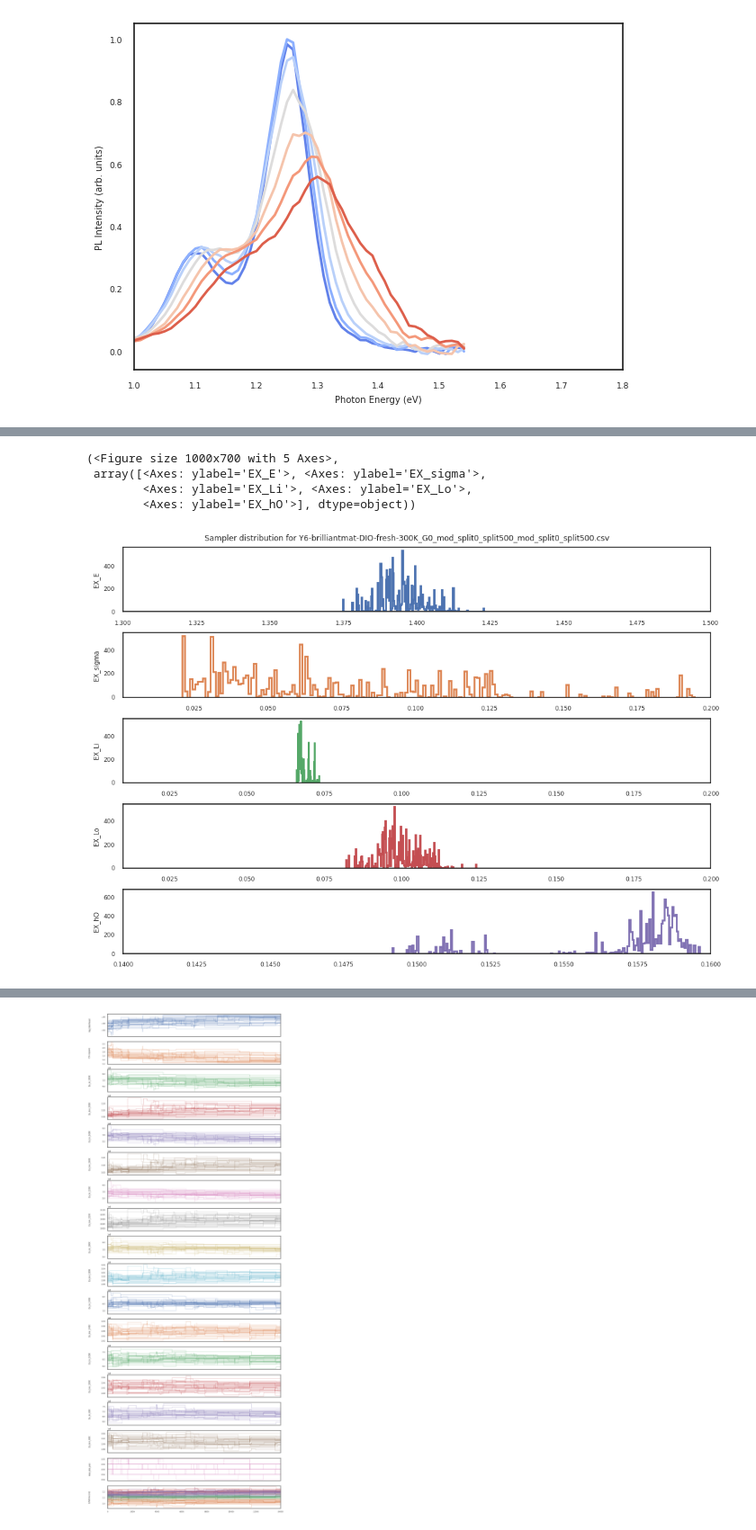
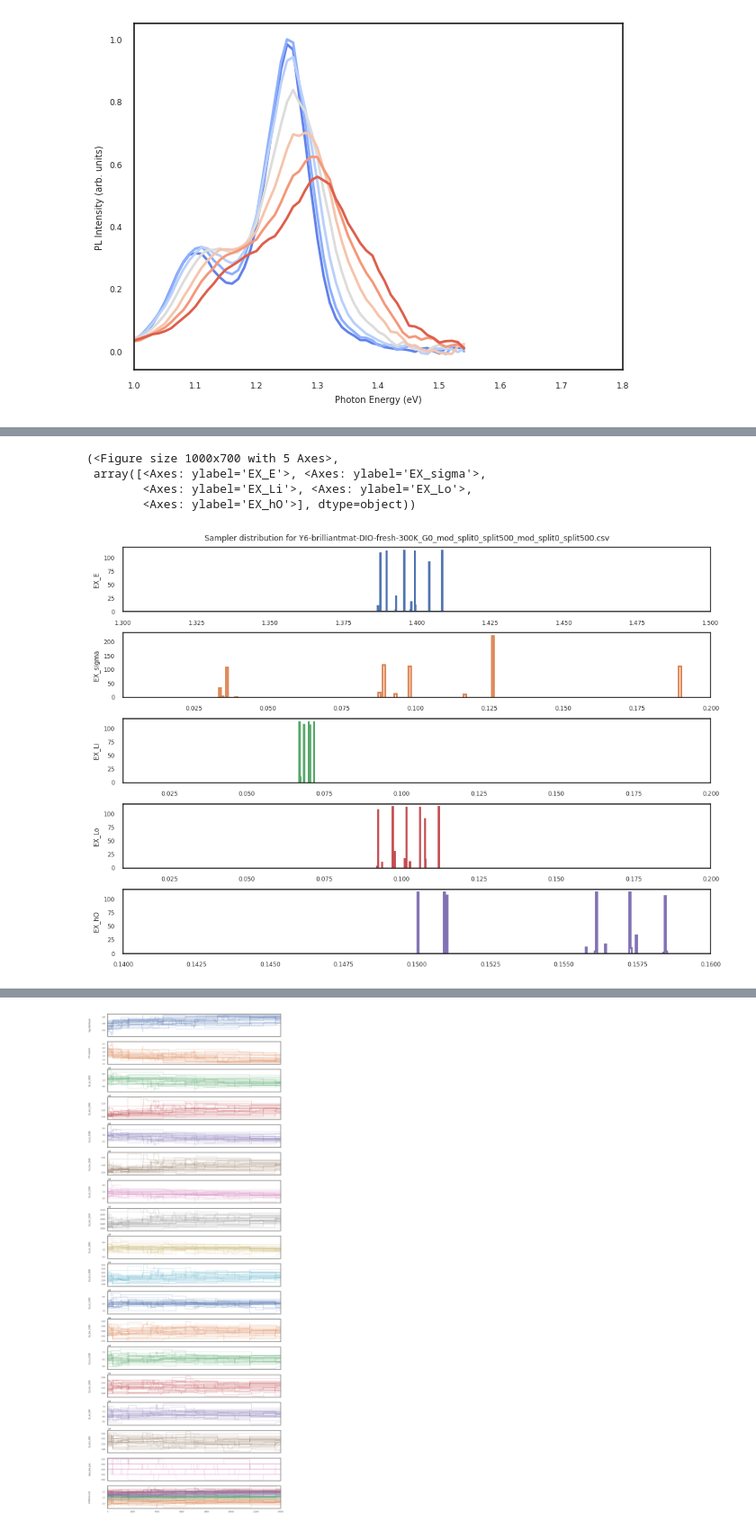
Before and after one commit to mohammedazzouzi15/pl_temp_fit, a Jupyter notebook: notebook/2_analyse_sampling_output_PL.ipynb, the cells around one changed output, grey strips where cells are left out. Shown at 90% size. Saved outputs shown, nothing was run; the diff lists cells and outputs as text; code cells hidden in the pictures.

```diff
--- a/notebook/2_analyse_sampling_output_PL.ipynb
+++ b/notebook/2_analyse_sampling_output_PL.ipynb
@@ -183,17 +183,20 @@ shape of mean value plot is (65, 7)
 # %%
 importlib.reload(plot_utils)
+filter_log_likelihood = (
+    "blobs['log_likelihood'] > max(blobs['log_likelihood']) * 1.1"
+)
 plot_utils.plot_distribution(
     reader,
     model_config_save,
-    discard=150,
+    discard=500,
     filter_log_likelihood=filter_log_likelihood,
 )
 # %% [output]
 (<Figure size 1000x700 with 5 Axes>,
  array([<Axes: ylabel='EX_E'>, <Axes: ylabel='EX_sigma'>,
         <Axes: ylabel='EX_Li'>, <Axes: ylabel='EX_Lo'>,
         <Axes: ylabel='EX_hO'>], dtype=object))
-[figure, old version]
+[figure, new version]
 # %%
 # sns.set_context("notebook", font_scale=1.5, rc={"lines.linewidth": 2.5})
 filter_log_likelihood = (
```
Also changed, not shown: parts of 2 cells of this notebook, 4 other files.
